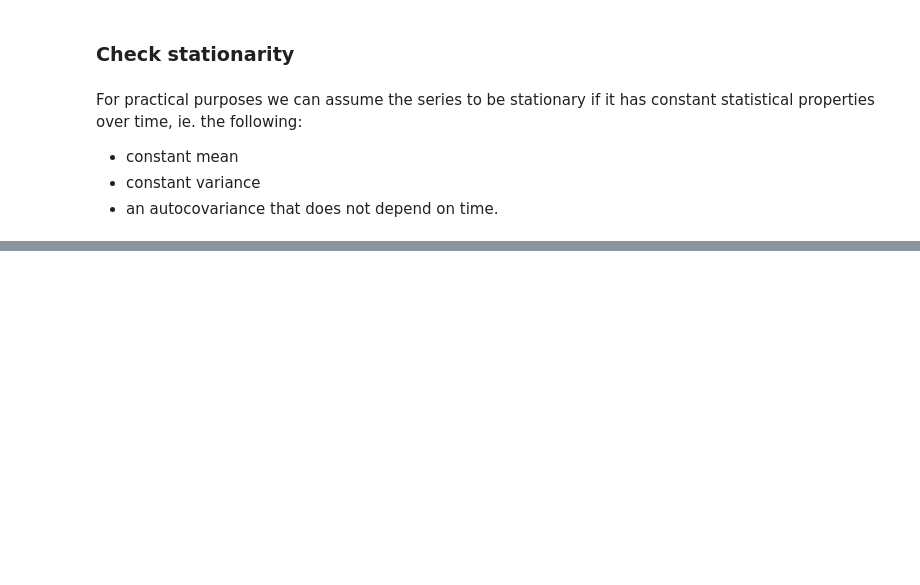
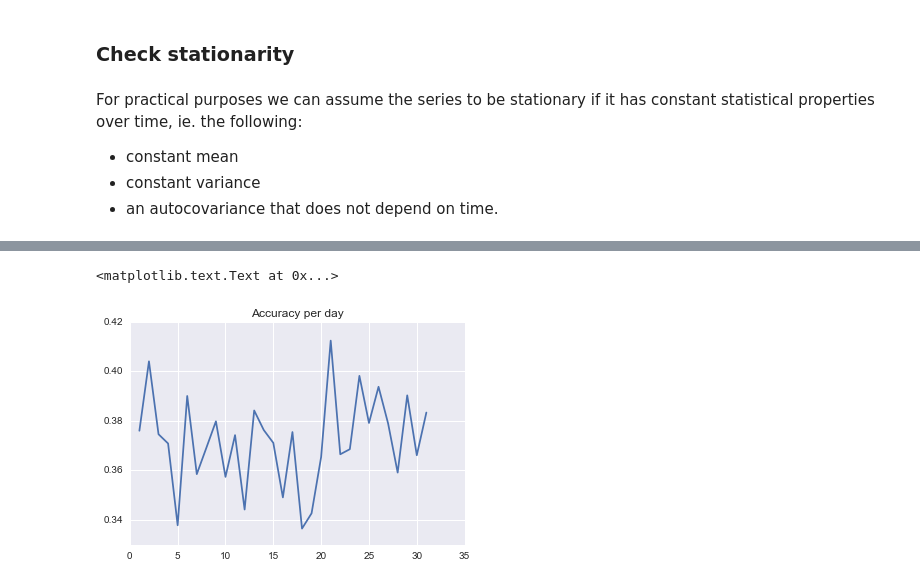
Before and after one commit to joaopcoelho/kobe-shots, a Jupyter notebook: kobe.ipynb, the cells around one changed output, grey strips where cells are left out. Saved outputs shown, nothing was run; the diff lists cells and outputs as text; code cells hidden in the pictures; blank space fills up the shorter version.

```diff
--- a/kobe.ipynb
+++ b/kobe.ipynb
@@ -339,0 +379,7 @@ y = accuracy
+# %%
+y_day = accuracy.groupby(by=accuracy.index.day).mean()
+plt.plot(y_day)
+plt.title('Accuracy per day')
+# %% [output]
+<matplotlib.text.Text at 0x...>
+[figure, added]
```
Also changed, not shown: parts of 15 cells of this notebook.
